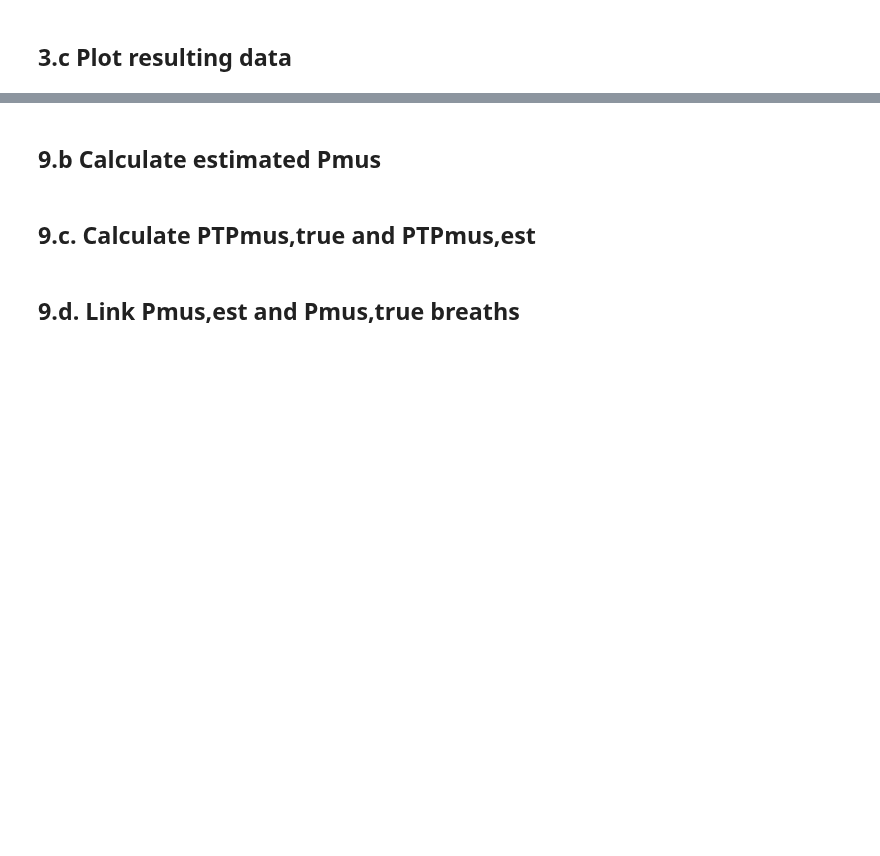
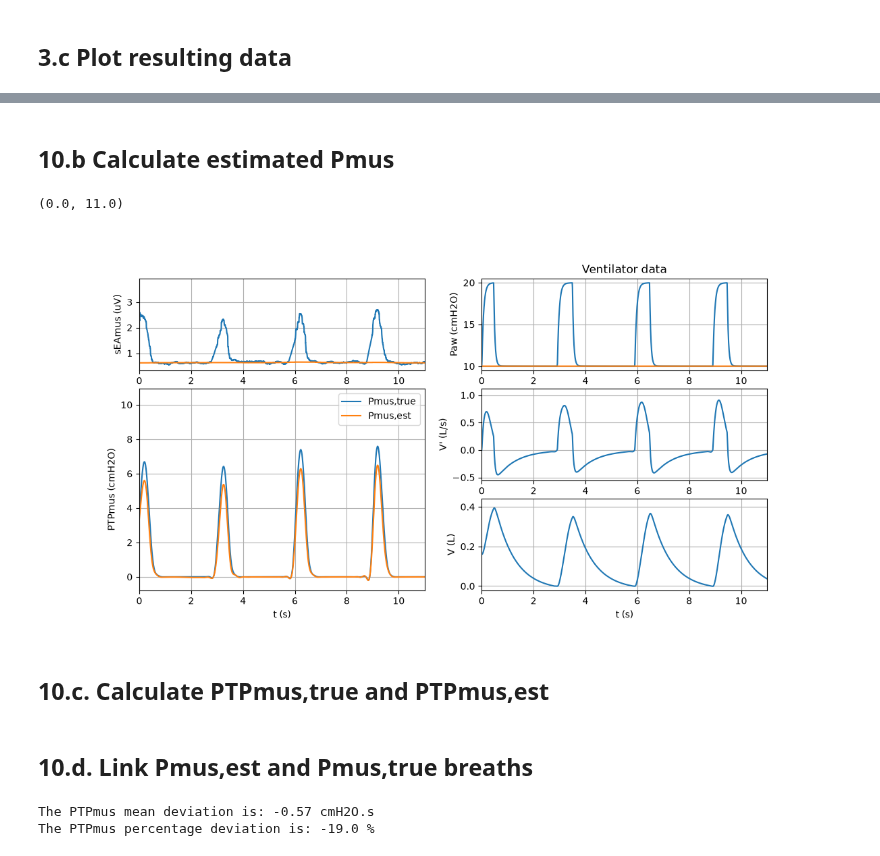
Before and after one commit to resurfemg-org/ReSurfEMG, a Jupyter notebook: notebooks/researcher_interface/2026_VVUQ_iEqM/2026_vvuq_iEqM.ipynb, the cells around one changed output, grey strips where cells are left out. Drawn from its saved outputs; the diff is of its cells as text; code cells hidden in the pictures; blank space fills up the shorter version.

```diff
--- a/notebooks/researcher_interface/2026_VVUQ_iEqM/2026_vvuq_iEqM.ipynb
+++ b/notebooks/researcher_interface/2026_VVUQ_iEqM/2026_vvuq_iEqM.ipynb
@@ -610,7 +645,7 @@ folder_levels = None
 
 p_mus_files = file_discovery.find_files(
     base_path=base_path,
-    file_name_regex='y_p_mus_baseline',
+    file_name_regex='y_p_mus_true_baseline',
     extension_regex='*',
     folder_levels=folder_levels)
 
@@ -642,5 +685,5 @@ p_mus_true = p_mus_timeseries[0]
 # %% [markdown]
-## 9.b Calculate estimated Pmus
+## 10.b Calculate estimated Pmus
 # %%
 # Calculate the predicted Pmus using the estimated compliance and NMC
 y_p_mus_est = ieqm.p_mus_estimation(
@@ -669,5 +710,51 @@ p_mus_est['filt'] = filt.emg_lowpass_butter(
+# %%
+# Pmus,true and Pmus,est
+fig = plt.figure(figsize=(12, 6))
+gs = fig.add_gridspec(3, 2)
+axes = np.empty((3, 2), dtype=object)
+axes[0, 0] = fig.add_subplot(gs[0, 0]) # top left
+axes[1, 0] = fig.add_subplot(gs[1:, 0]) # spanning left subplot
+axes[0, 1] = fig.add_subplot(gs[0, 1])
+axes[1, 1] = fig.add_subplot(gs[1, 1])
+axes[2, 1] = fig.add_subplot(gs[2, 1])
+for ax in axes.flat:
+    if ax is not None:
+        ax.sharex(axes[0, 0])
+
+# EMG data
+axes_emg = axes[0, 0]
+colors = ['tab:blue', 'tab:orange']
+emg_timeseries[1].plot_full(
+    axes=axes_emg, signal_io=('env',), colors=colors)
+axes_emg.set_ylabel('sEAmus (uV)')
+# Pmus data
+axes_pmus = axes[1, 0]
+p_mus_true.plot_full(
+    axes=axes_pmus,
+    signal_io=('raw',),
+    baseline_bool=False)
+p_mus_est.plot_full(
+    axes=axes_pmus,
+    signal_io=('filt',),
+    baseline_bool=False,
+    colors=['tab:orange'])
+axes_pmus.set_xlabel('t (s)')
+axes_pmus.set_ylabel('PTPmus (cmH2O)')
+axes_pmus.legend(['Pmus,true', 'Pmus,est'], loc='upper right')
+
+# Ventilator data data
+axes_vent = axes[:, 1]
+vent_timeseries.run('plot_full', axes=axes_vent)
+axes_vent[0].set_title('Ventilator data')
+axes_vent[-1].set_xlabel('t (s)')
+
+
+axes[-1, -1].set_xlim([0, 11])
+# %% [output]
+(0.0, 11.0)
+[figure, added]
 # %% [markdown]
-## 9.c. Calculate PTPmus,true and PTPmus,est
+## 10.c. Calculate PTPmus,true and PTPmus,est
 # %%
 # Calculate baselines
 # Pmus,true baseline
@@ -703,6 +792,6 @@ p_mus_est.set_peaks(
 )
 # %% [markdown]
-## 9.d. Link Pmus,est and Pmus,true breaths
+## 10.d. Link Pmus,est and Pmus,true breaths
 # %%
 # Match each peak in Pmus,true to closest peaks in Pmus,est with a
 # max_time_diff tolerance. If no match is found, returns None for that peak.
@@ -775,7 +866,10 @@ ptp_est = p_mus_est.peaks['breaths_sel'].peak_df['PTPmus,est'].to_numpy()
 diff = ptp_est - ptp_true
 diff_perc = (diff / ptp_true) * 100
 
-print(f"The PTPmus mean deviation is: {np.mean(diff):.2f} cmH2O*s")
+print(f"The PTPmus mean deviation is: {np.mean(diff):.2f} cmH2O.s")
 print(f"The PTPmus percentage deviation is: {np.mean(diff_perc):.1f} %")
+# %% [output]
+The PTPmus mean deviation is: -0.57 cmH2O.s
+The PTPmus percentage deviation is: -19.0 %
 # %%
 # Plot residuals
```
Also changed, not shown: parts of 46 cells of this notebook.
